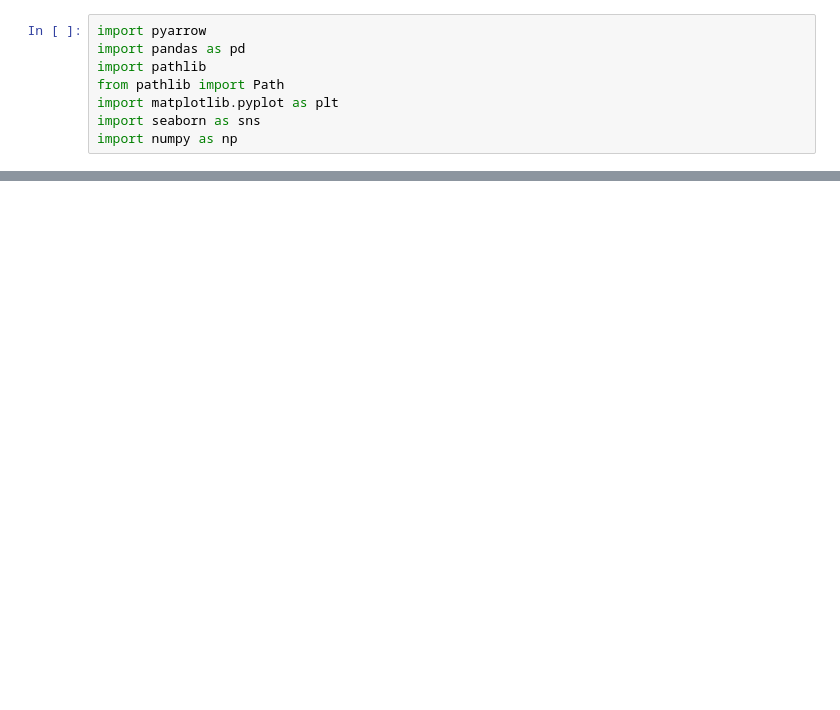
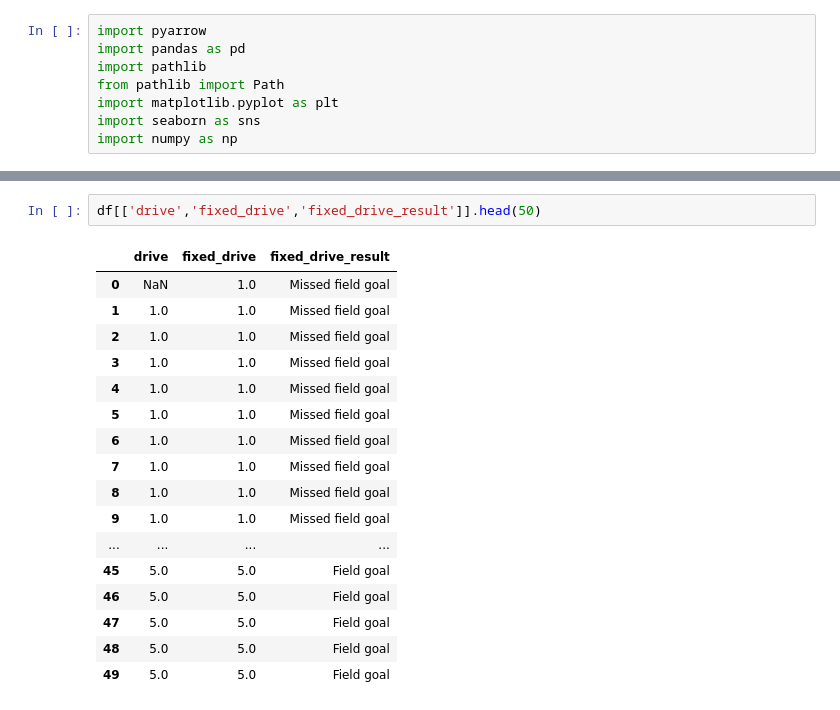
Before and after one commit to aryarksub/NFL_Markov, a Jupyter notebook: Visualization.ipynb, the cells around one changed output, grey strips where cells are left out. Saved outputs shown, nothing was run; the diff lists cells and outputs as text; blank space fills up the shorter version.

```diff
--- a/Visualization.ipynb
+++ b/Visualization.ipynb
@@ -150,0 +835,20 @@ plt.show()
+# %%
+df[['drive','fixed_drive','fixed_drive_result']].head(50)
+# %% [output]
+|  | drive | fixed_drive | fixed_drive_result |
+| 0 | NaN | 1.0 | Missed field goal |
+| 1 | 1.0 | 1.0 | Missed field goal |
+| 2 | 1.0 | 1.0 | Missed field goal |
+| 3 | 1.0 | 1.0 | Missed field goal |
+| 4 | 1.0 | 1.0 | Missed field goal |
+| 5 | 1.0 | 1.0 | Missed field goal |
+| 6 | 1.0 | 1.0 | Missed field goal |
+| 7 | 1.0 | 1.0 | Missed field goal |
+| 8 | 1.0 | 1.0 | Missed field goal |
+| 9 | 1.0 | 1.0 | Missed field goal |
+| ... | ... | ... | ... |
+| 45 | 5.0 | 5.0 | Field goal |
+| 46 | 5.0 | 5.0 | Field goal |
+| 47 | 5.0 | 5.0 | Field goal |
+| 48 | 5.0 | 5.0 | Field goal |
+| 49 | 5.0 | 5.0 | Field goal |
```
Also changed, not shown: parts of 11 cells of this notebook, 14 other files.
